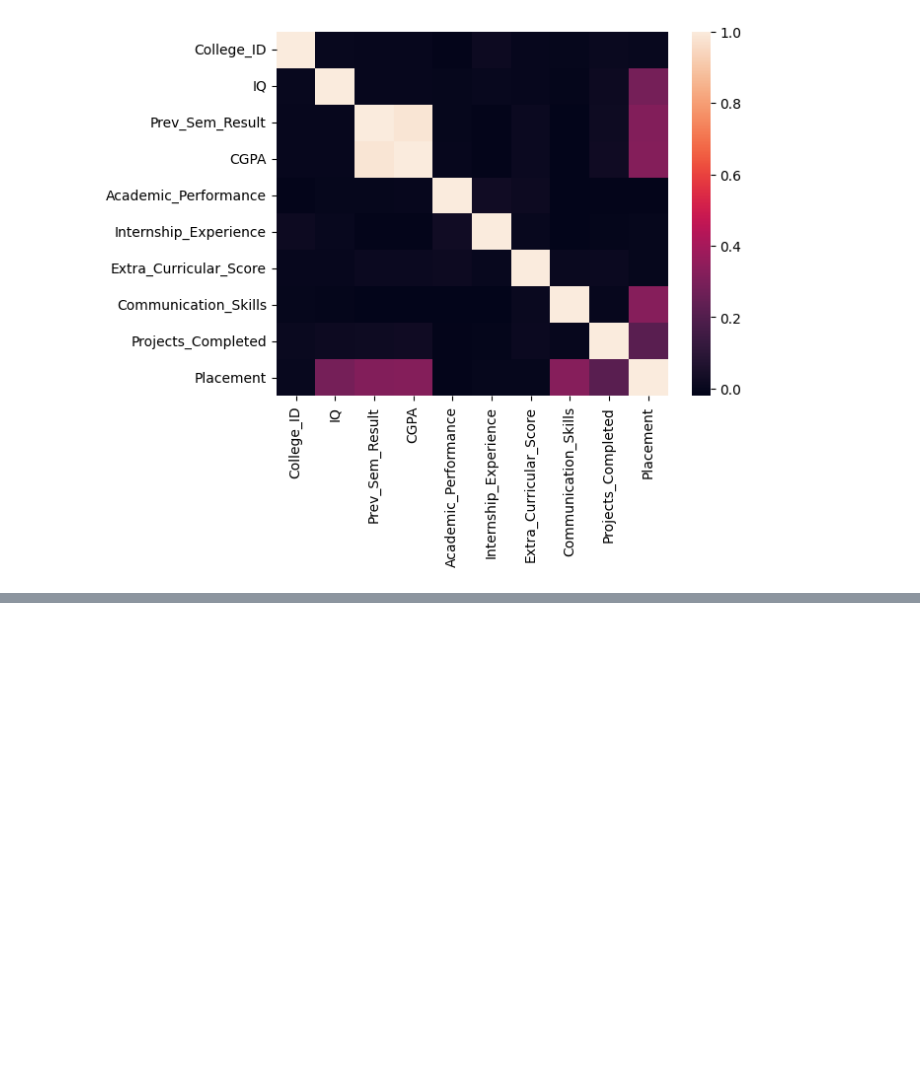
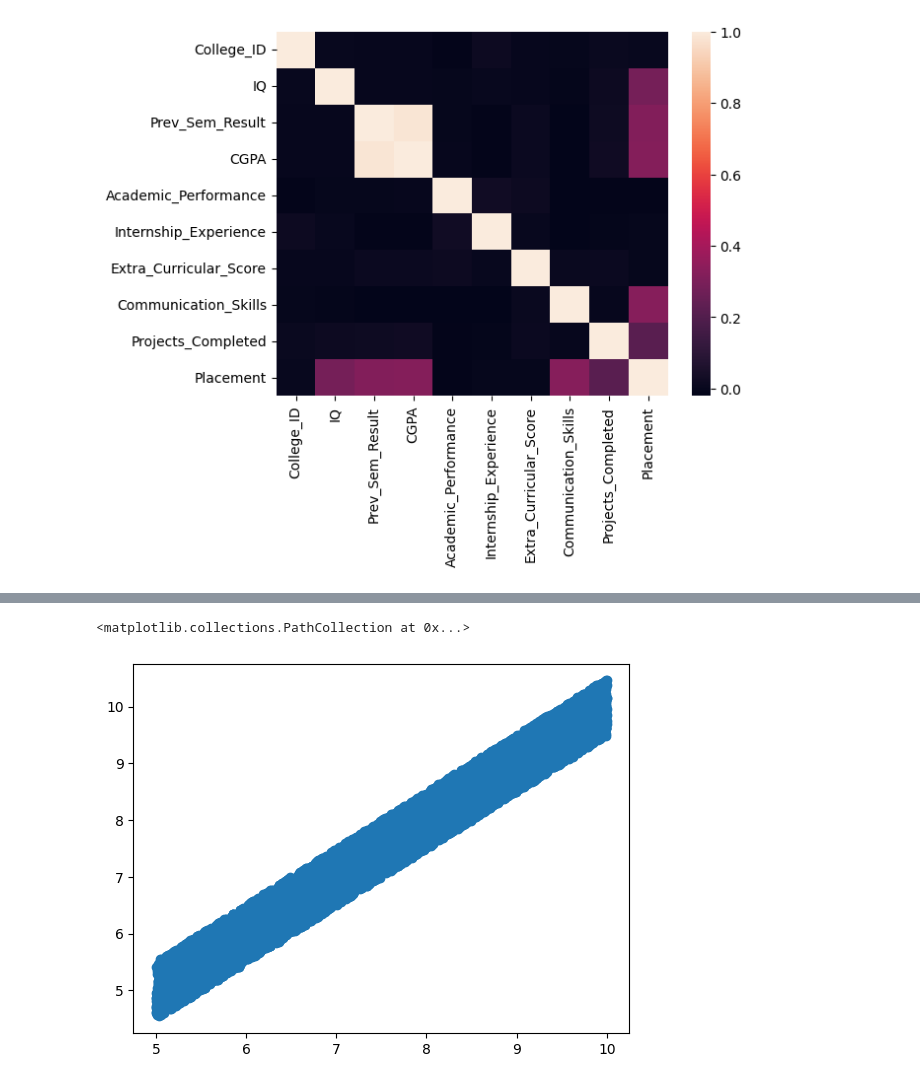
Before and after one commit to gojorojo001/ds-project-1, a Jupyter notebook: ds-project-1.ipynb, the cells around one changed output, grey strips where cells are left out. Cells and saved outputs as stored; diff of their text form; code cells hidden in the pictures; blank space fills up the shorter version.

```diff
--- a/ds-project-1.ipynb
+++ b/ds-project-1.ipynb
@@ -48,0 +95,8 @@ sns.heatmap(corr_matrix)
+# %%
+plt.scatter(
+    feature_selected_data[feature_selected_data.columns[1]],
+    feature_selected_data[feature_selected_data.columns[2]]
+)
+# %% [output]
+<matplotlib.collections.PathCollection at 0x...>
+[figure, added]
```
Also changed, not shown: parts of 7 cells of this notebook.
